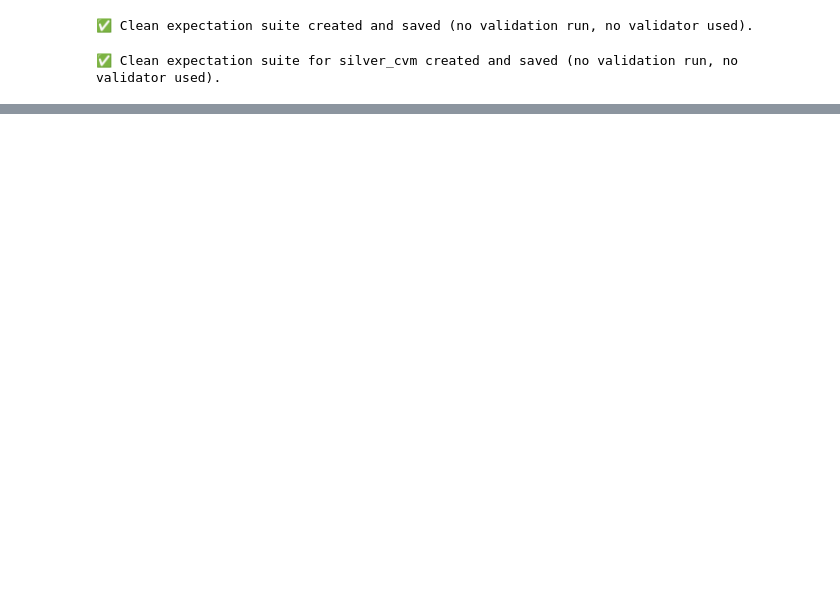
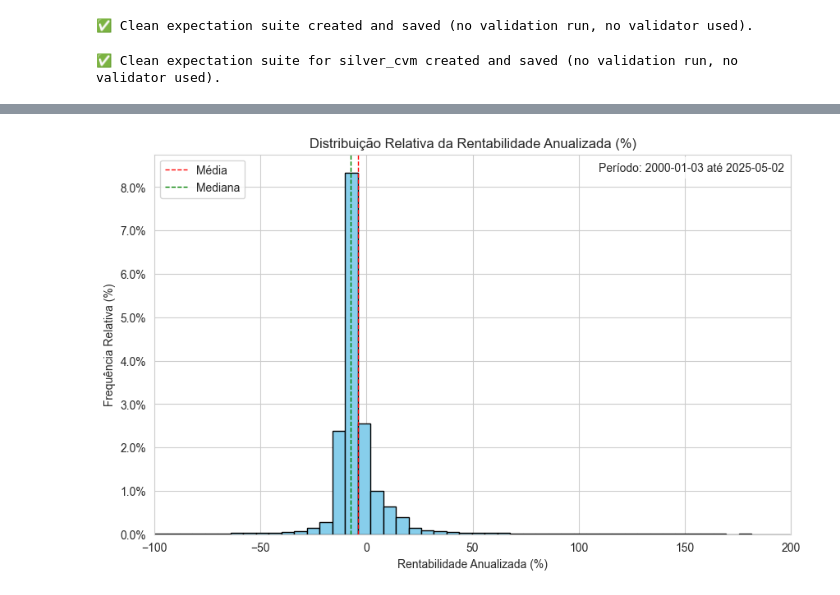
Before and after one commit to rmonteiro-pereira/Open-Finance-LakeHouse, a Jupyter notebook: notebooks/eda-2.ipynb, the cells around one changed output, grey strips where cells are left out. Cells and saved outputs as stored; diff of their text form; code cells hidden in the pictures; blank space fills up the shorter version.

```diff
--- a/notebooks/eda-2.ipynb
+++ b/notebooks/eda-2.ipynb
@@ -726,0 +958,52 @@ only showing top 20 rows
+# %%
+import matplotlib.pyplot as plt
+import numpy as np
+
+# Obter menor e maior data do gold_cvm
+min_date, max_date = gold_cvm.agg(
+    F.min("data_inicio"), F.max("data_fim")
+).first()
+
+# Filtrar valores válidos para o histograma
+valid = gold_cvm.filter(
+    (F.col("rentabilidade_anualizada_pct").isNotNull()) &
+    (F.col("rentabilidade_anualizada_pct") > -100) &
+    (F.col("rentabilidade_anualizada_pct") < 200)
+)
+
+rentabilidades = (
+    valid.select("rentabilidade_anualizada_pct")
+    .rdd.flatMap(lambda x: [x[0]])
+    .filter(lambda x: x is not None and np.isfinite(x))
+    .collect()
+)
+
+plt.figure(figsize=(10,6))
+counts, bins, patches = plt.hist(
+    rentabilidades, bins=50, color="skyblue", edgecolor="black", density=True
+)
+plt.title("Distribuição Relativa da Rentabilidade Anualizada (%)")
+plt.xlabel("Rentabilidade Anualizada (%)")
+plt.ylabel("Frequência Relativa (%)")
+plt.xlim(-100, 200)
+plt.grid(True)
+
+# Converter para porcentagem no eixo Y
+yticks = plt.gca().get_yticks()
+plt.gca().set_yticklabels([f"{y*100:.1f}%" for y in yticks])
+
+# Adicionar faixa de datas no gráfico
+date_range = f"Período: {min_date} até {max_date}"
+plt.text(
+    0.99, 0.98, date_range,
+    ha="right", va="top",
+    transform=plt.gca().transAxes,
+    fontsize=10,
+    bbox=dict(facecolor='white', alpha=0.7, edgecolor='none')
+)
+plt.axvline(np.mean(rentabilidades), color='red', linestyle='dashed', linewidth=1, label='Média')
+plt.axvline(np.median(rentabilidades), color='green', linestyle='dashed', linewidth=1, label='Mediana')
+plt.legend()
+plt.show()
+# %% [output]
+[figure, added]
```
Also changed, not shown: parts of 25 cells of this notebook, 28 other files.
